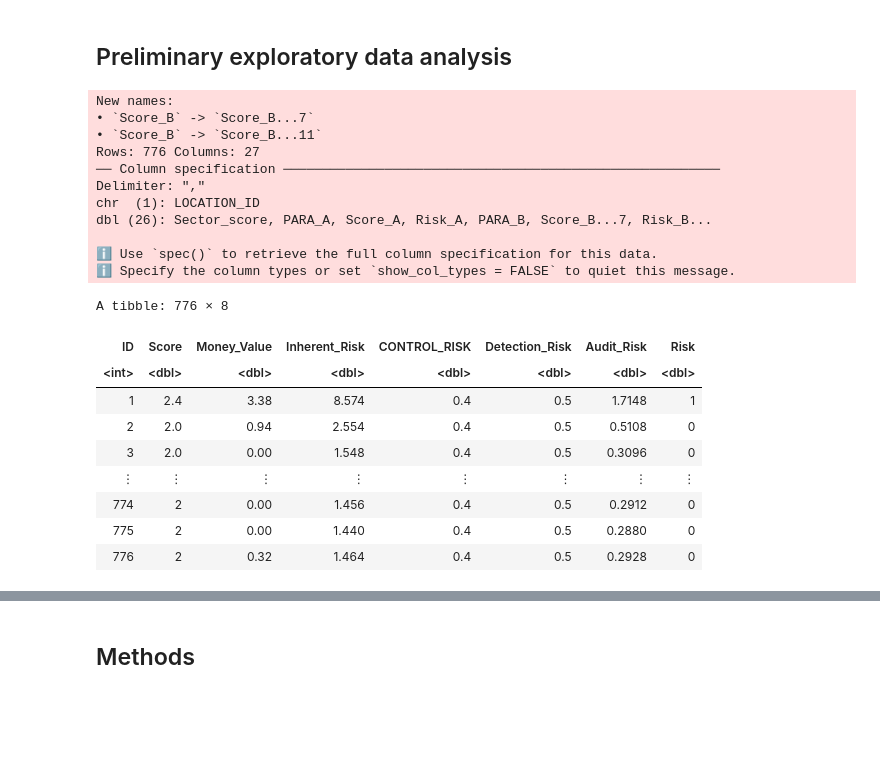
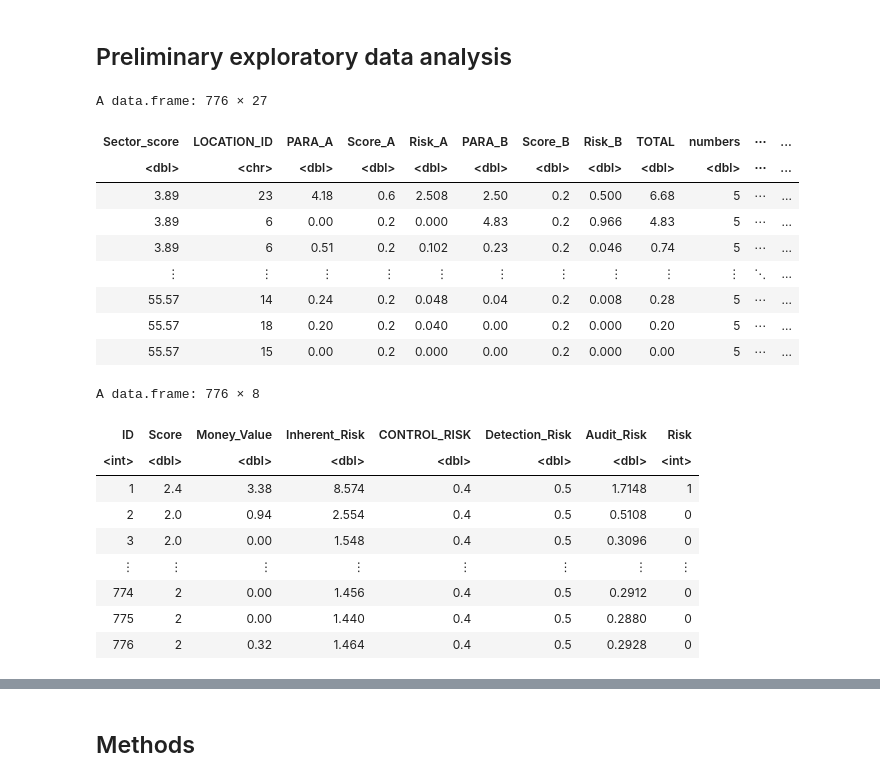
Before and after one commit to RofiaChen555/dsci-100-group-project, a Jupyter notebook: dsci100-proposal.ipynb, the cells around one changed output, grey strips where cells are left out. Saved outputs shown, nothing was run; the diff lists cells and outputs as text; code cells hidden in the pictures; blank space fills up the shorter version.

```diff
--- a/dsci100-proposal.ipynb
+++ b/dsci100-proposal.ipynb
@@ -30,30 +31,35 @@ Auditing is a critical process that protects the financial interests of a certai
 # %% [markdown]
 ## Preliminary exploratory data analysis
 # %%
-audit_risk <- read_csv("data/audit_risk.csv")
+
+
+
+
+audit_risk<- read.csv("https://raw.githubusercontent.com/RofiaChen555/dsci-100-group-project/main/data/audit_risk.csv")
+audit_risk
+
 risk_dataset <- select(audit_risk, Score, Money_Value, Inherent_Risk, CONTROL_RISK, Detection_Risk, Audit_Risk, Risk)
 risk_dataset <- tibble::rowid_to_column(risk_dataset, "ID")
 risk_dataset
 # %% [output]
-New names:
-• `Score_B` -> `Score_B...7`
-• `Score_B` -> `Score_B...11`
-Rows: 776 Columns: 27
-── Column specification ────────────────────────────────────────────────────────
-Delimiter: ","
-chr  (1): LOCATION_ID
-dbl (26): Sector_score, PARA_A, Score_A, Risk_A, PARA_B, Score_B...7, Risk_B...
-
-ℹ Use `spec()` to retrieve the full column specification for this data.
-ℹ Specify the column types or set `show_col_types = FALSE` to quiet this message.
+A data.frame: 776 × 27
+| Sector_score | LOCATION_ID | PARA_A | Score_A | Risk_A | PARA_B | Score_B | Risk_B | TOTAL | numbers | ⋯ | ... |
+| <dbl> | <chr> | <dbl> | <dbl> | <dbl> | <dbl> | <dbl> | <dbl> | <dbl> | <dbl> | ⋯ | ... |
+| 3.89 | 23 | 4.18 | 0.6 | 2.508 | 2.50 | 0.2 | 0.500 | 6.68 | 5 | ⋯ | ... |
+| 3.89 | 6 | 0.00 | 0.2 | 0.000 | 4.83 | 0.2 | 0.966 | 4.83 | 5 | ⋯ | ... |
+| 3.89 | 6 | 0.51 | 0.2 | 0.102 | 0.23 | 0.2 | 0.046 | 0.74 | 5 | ⋯ | ... |
+| ⋮ | ⋮ | ⋮ | ⋮ | ⋮ | ⋮ | ⋮ | ⋮ | ⋮ | ⋮ | ⋱ | ... |
+| 55.57 | 14 | 0.24 | 0.2 | 0.048 | 0.04 | 0.2 | 0.008 | 0.28 | 5 | ⋯ | ... |
+| 55.57 | 18 | 0.20 | 0.2 | 0.040 | 0.00 | 0.2 | 0.000 | 0.20 | 5 | ⋯ | ... |
+| 55.57 | 15 | 0.00 | 0.2 | 0.000 | 0.00 | 0.2 | 0.000 | 0.00 | 5 | ⋯ | ... |
-A tibble: 776 × 8
+A data.frame: 776 × 8
-| ID | Score | Money_Value | Inherent_Risk | CONTROL_RISK | Detection_Risk | Audit_Risk | Risk |
-| <int> | <dbl> | <dbl> | <dbl> | <dbl> | <dbl> | <dbl> | <dbl> |
-| 1 | 2.4 | 3.38 | 8.574 | 0.4 | 0.5 | 1.7148 | 1 |
-| 2 | 2.0 | 0.94 | 2.554 | 0.4 | 0.5 | 0.5108 | 0 |
-| 3 | 2.0 | 0.00 | 1.548 | 0.4 | 0.5 | 0.3096 | 0 |
-| ⋮ | ⋮ | ⋮ | ⋮ | ⋮ | ⋮ | ⋮ | ⋮ |
-| 774 | 2 | 0.00 | 1.456 | 0.4 | 0.5 | 0.2912 | 0 |
-| 775 | 2 | 0.00 | 1.440 | 0.4 | 0.5 | 0.2880 | 0 |
-| 776 | 2 | 0.32 | 1.464 | 0.4 | 0.5 | 0.2928 | 0 |
+| ID | Score | Money_Value | Inherent_Risk | CONTROL_RISK | Detection_Risk | Audit_Risk | Risk |
+| <int> | <dbl> | <dbl> | <dbl> | <dbl> | <dbl> | <dbl> | <int> |
+| 1 | 2.4 | 3.38 | 8.574 | 0.4 | 0.5 | 1.7148 | 1 |
+| 2 | 2.0 | 0.94 | 2.554 | 0.4 | 0.5 | 0.5108 | 0 |
+| 3 | 2.0 | 0.00 | 1.548 | 0.4 | 0.5 | 0.3096 | 0 |
+| ⋮ | ⋮ | ⋮ | ⋮ | ⋮ | ⋮ | ⋮ | ⋮ |
+| 774 | 2 | 0.00 | 1.456 | 0.4 | 0.5 | 0.2912 | 0 |
+| 775 | 2 | 0.00 | 1.440 | 0.4 | 0.5 | 0.2880 | 0 |
+| 776 | 2 | 0.32 | 1.464 | 0.4 | 0.5 | 0.2928 | 0 |
 # %%
```
Also changed, not shown: parts of 3 cells of this notebook.
